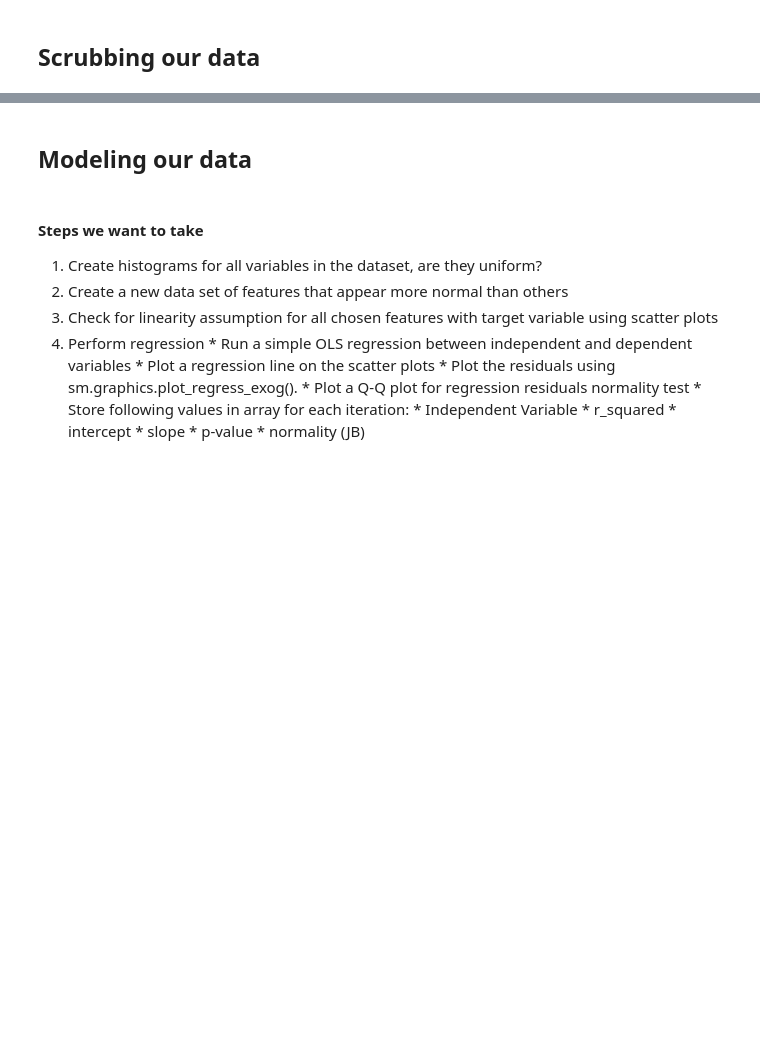
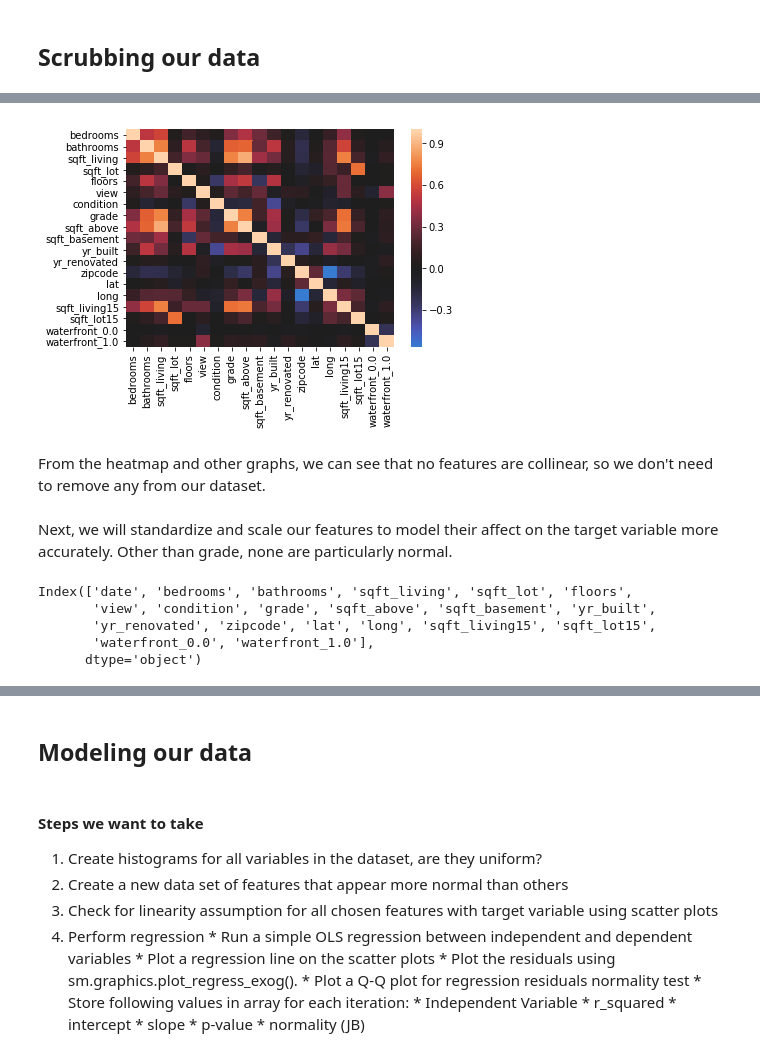
Before and after one commit to MIAISEMAN/project-module-1, a Jupyter notebook: student.ipynb, the cells around one changed output, grey strips where cells are left out. Cells and saved outputs as stored; diff of their text form; code cells hidden in the pictures; blank space fills up the shorter version.

```diff
--- a/student.ipynb
+++ b/student.ipynb
@@ -193,0 +302,17 @@ kc_2014_df.head()
+# %%
+#make a heatmap to double check for multicollinearity
+sns.heatmap(kc_features_df.corr(), center=0);
+# %% [output]
+[figure, added]
+# %% [markdown]
+From the heatmap and other graphs, we can see that no features are collinear, so we don't need to remove any from our dataset.
+# %% [markdown]
+Next, we will standardize and scale our features to model their affect on the target variable more accurately. Other than grade, none are particularly normal.
+# %%
+kc_features_df.columns
+# %% [output]
+Index(['date', 'bedrooms', 'bathrooms', 'sqft_living', 'sqft_lot', 'floors',
+       'view', 'condition', 'grade', 'sqft_above', 'sqft_basement', 'yr_built',
+       'yr_renovated', 'zipcode', 'lat', 'long', 'sqft_living15', 'sqft_lot15',
+       'waterfront_0.0', 'waterfront_1.0'],
+      dtype='object')
```
Also changed, not shown: parts of 45 cells of this notebook, 1 other file.
